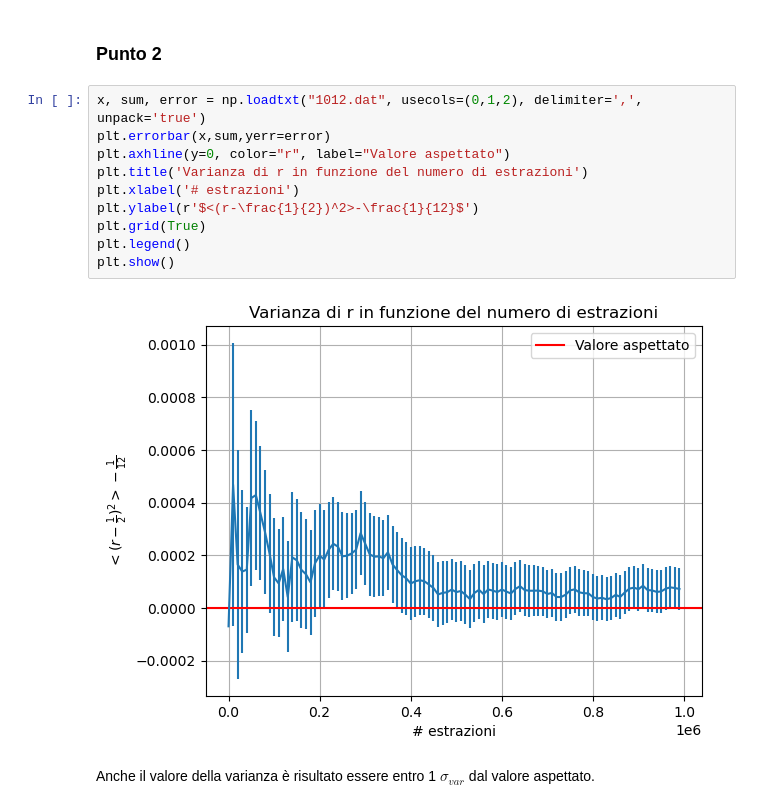
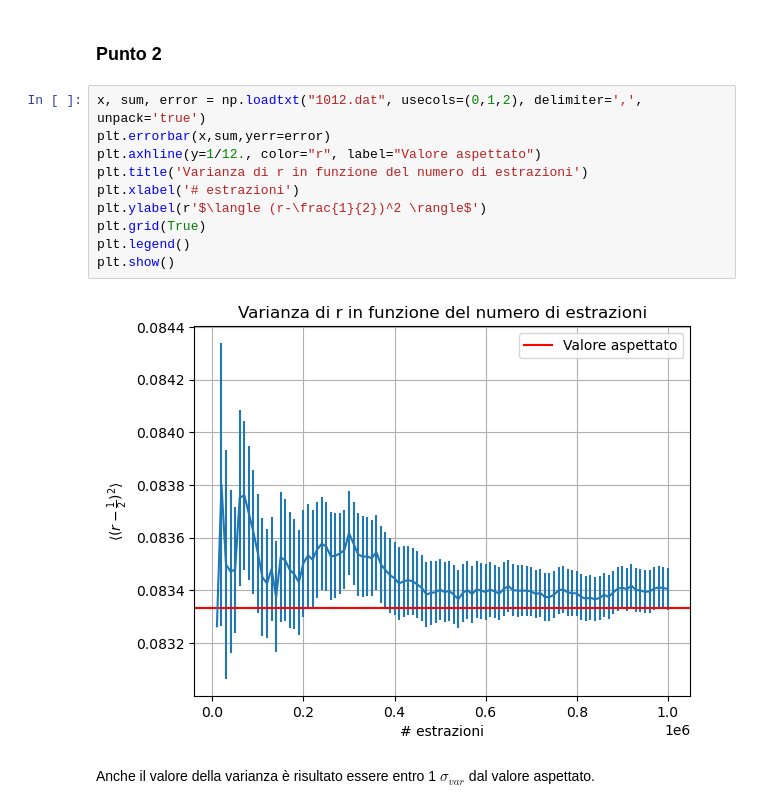
Before and after one commit to paolo-magnani/Esercizi_LSN, a Jupyter notebook: Es01/Paolo_Magnani_Esercitazione_1.ipynb, the cells around one changed output. Cells and saved outputs as stored; diff of their text form.

```diff
--- a/Es01/Paolo_Magnani_Esercitazione_1.ipynb
+++ b/Es01/Paolo_Magnani_Esercitazione_1.ipynb
@@ -32,15 +32,15 @@ Come è possibile vedere dal grafico, il valore aspettato è entro 1 $\sigma_{me
 # %%
 x, sum, error = np.loadtxt("1012.dat", usecols=(0,1,2), delimiter=',', unpack='true')
 plt.errorbar(x,sum,yerr=error)
-plt.axhline(y=0, color="r", label="Valore aspettato")
+plt.axhline(y=1/12., color="r", label="Valore aspettato")
 plt.title('Varianza di r in funzione del numero di estrazioni')
 plt.xlabel('# estrazioni')
-plt.ylabel(r'$<(r-\frac{1}{2})^2>-\frac{1}{12}$')
+plt.ylabel(r'$\langle (r-\frac{1}{2})^2 \rangle$')
 plt.grid(True)
 plt.legend()
 plt.show()
 # %% [output]
-[figure, old version]
+[figure, new version]
 # %% [markdown]
 Anche il valore della varianza è risultato essere entro 1 $\sigma_{var}$ dal valore aspettato.
 # %% [markdown]
```
Also changed, not shown: parts of 1 cell of this notebook, 8 other files.
